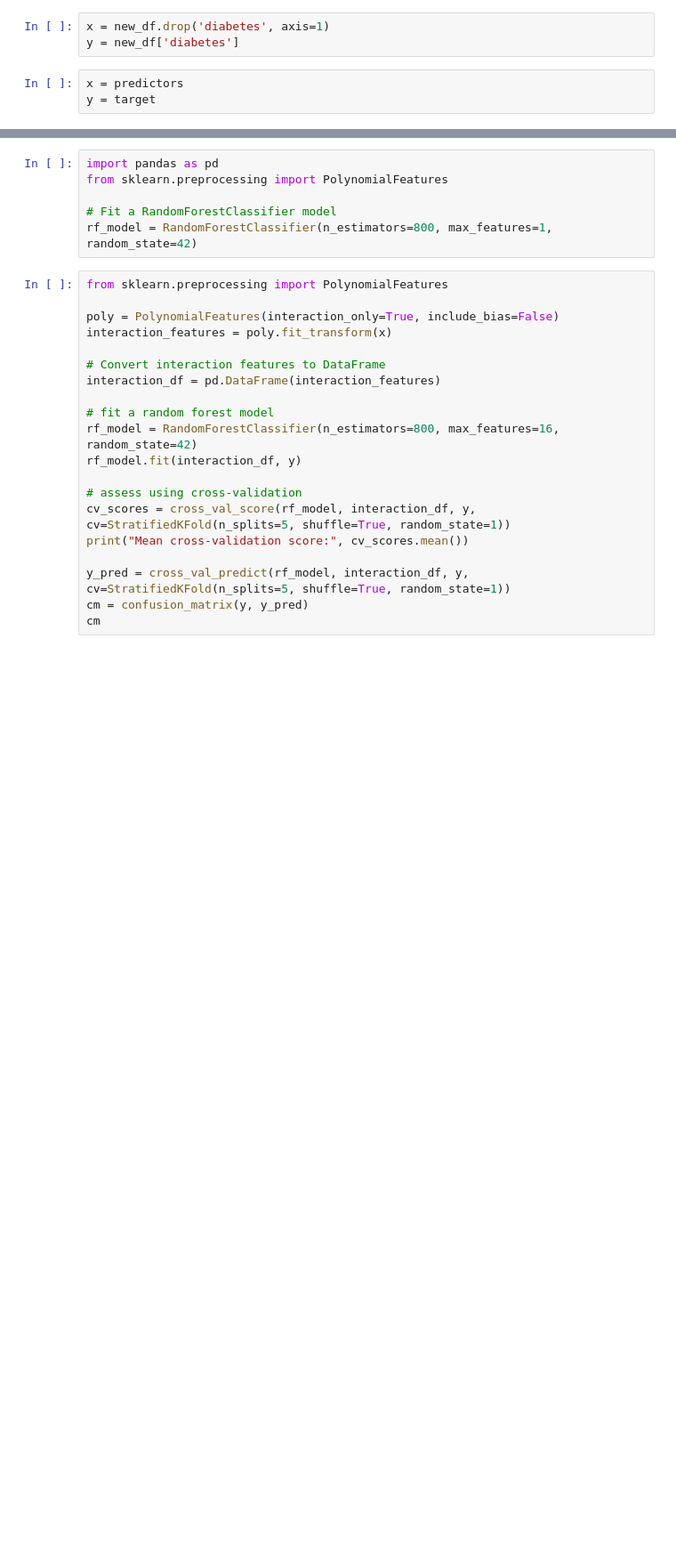
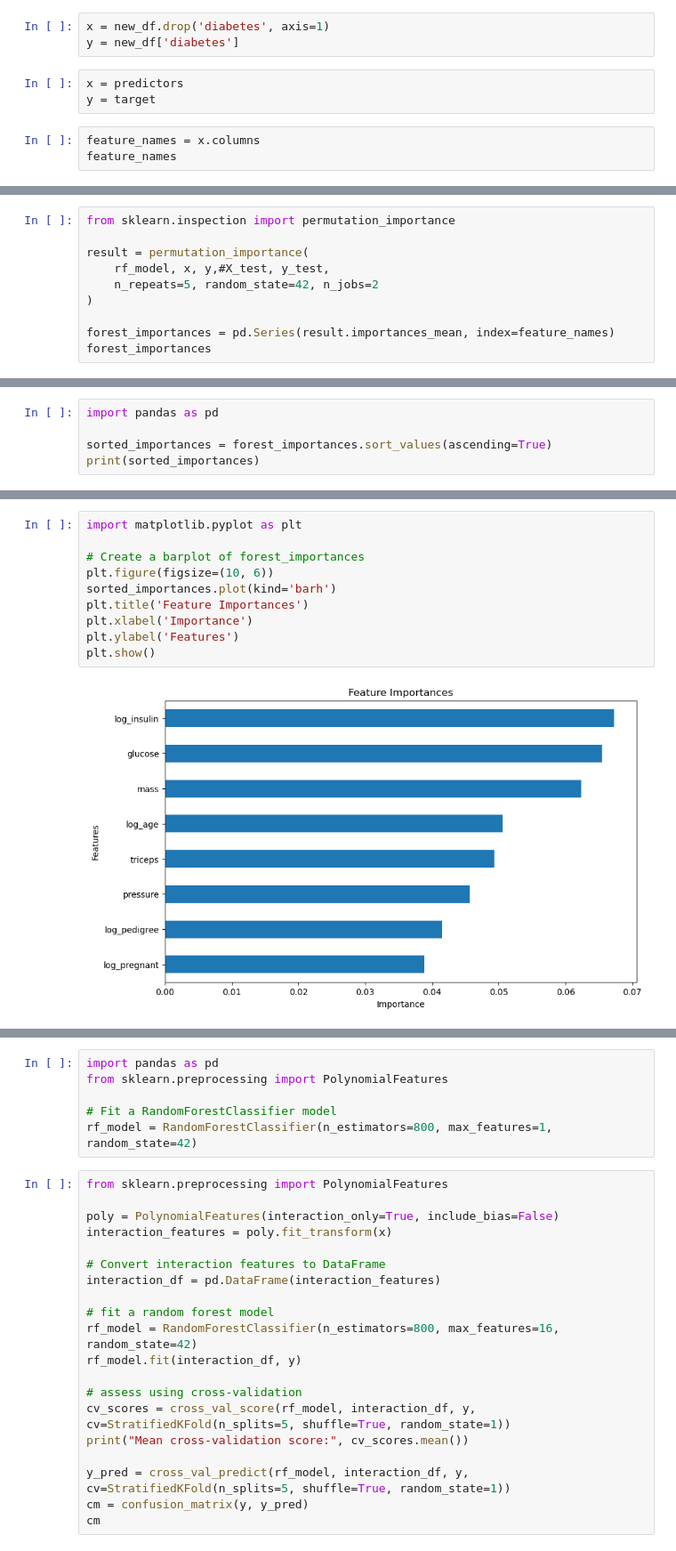
Before and after one commit to darthaydar/Data-Science-Project-Pima, a Jupyter notebook: pima_modeling.ipynb, the cells around one changed output, grey strips where cells are left out. Shown at 89% size. Drawn from its saved outputs; the diff is of its cells as text; blank space fills up the shorter version.

Commit message:
Classification Plots

```diff
--- a/pima_modeling.ipynb
+++ b/pima_modeling.ipynb
@@ -281,3 +281,6 @@ y = new_df['diabetes']
 # %%
 x = predictors
 y = target
+# %%
+feature_names = x.columns
+feature_names
@@ -299,0 +309,10 @@ plt.show()
+# %%
+from sklearn.inspection import permutation_importance
+
+result = permutation_importance(
+    rf_model, x, y,#X_test, y_test,
+    n_repeats=5, random_state=42, n_jobs=2
+)
+
+forest_importances = pd.Series(result.importances_mean, index=feature_names)
+forest_importances
@@ -299,0 +329,5 @@ plt.show()
+# %%
+import pandas as pd
+
+sorted_importances = forest_importances.sort_values(ascending=True)
+print(sorted_importances)
@@ -299,0 +344,12 @@ plt.show()
+# %%
+import matplotlib.pyplot as plt
+
+# Create a barplot of forest_importances
+plt.figure(figsize=(10, 6))
+sorted_importances.plot(kind='barh')
+plt.title('Feature Importances')
+plt.xlabel('Importance')
+plt.ylabel('Features')
+plt.show()
+# %% [output]
+[figure, added]
```
Also changed, not shown: parts of 8 cells of this notebook, 5 other files.
